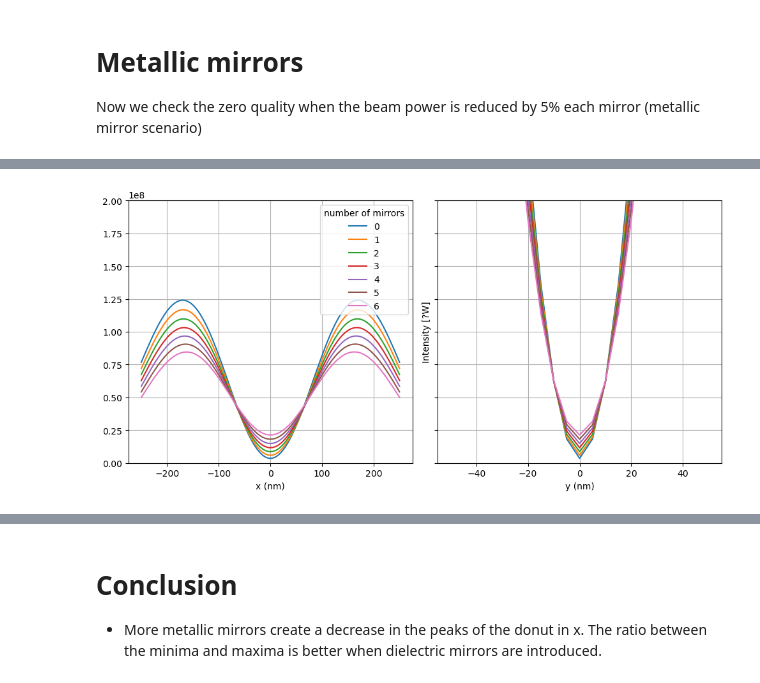
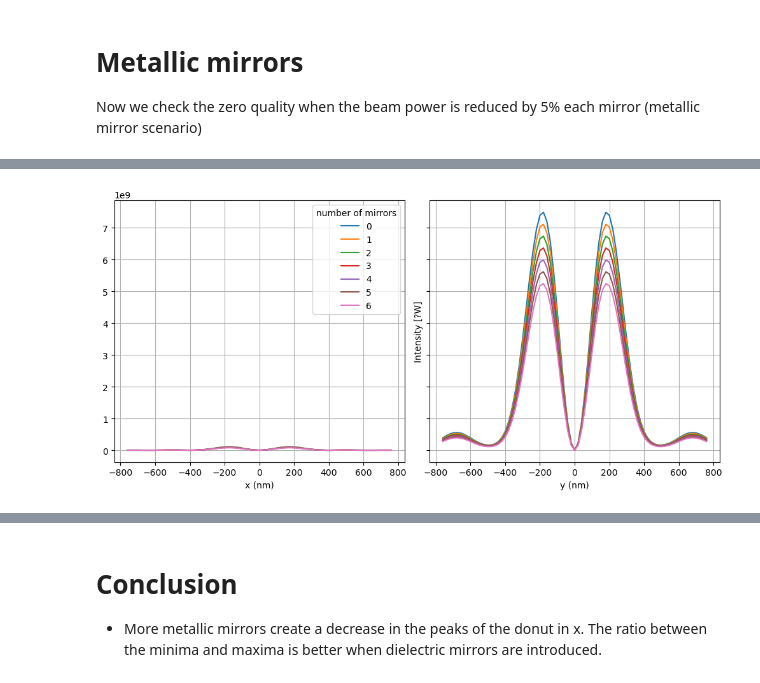
Before and after one commit to sfbarrerab/beam-shape-setups, a Jupyter notebook: ellipticity_changes_simulation.ipynb, the cells around one changed output, grey strips where cells are left out. Drawn from its saved outputs; the diff is of its cells as text; code cells hidden in the pictures.

Commit message:
Increase the space shape to include the maximum peaks for noralizing and comparisson

```diff
--- a/ellipticity_changes_simulation.ipynb
+++ b/ellipticity_changes_simulation.ipynb
@@ -184,25 +184,15 @@ $
 number_of_mirrors = 7
 delta_per_mirror_in_rad = 0.6*np.pi/180
 
-# Small sample space
-_spc = ff.Spaces(
-    opt=opt_green,
-    rng_x=500e-9,
-    rng_y=100e-9,
-    rng_z=100e-9,
-    dr=5e-9,
-    dz=5e-9,
-)
-
 fldout = []
-beam = []
+beams_different_ellipticities = []
 for _mirror in range(number_of_mirrors):
-    fldin = ff.FieldIn(_spc)
+    fldin = ff.FieldIn(spc)
     fldin += ff.fieldmod.Initialize(alpha=_mirror*delta_per_mirror_in_rad, phi=0)
     fldin += ff.fieldmod.Gauss(w_diameter=1.0)
     fldin += ff.fieldmod.Halfmoon(angle=0)
     _fldout = ff.calculate_focus(fldin)
     fldout.append(_fldout)
-    beam.append(_fldout.intensity)
-beam = np.array(beam)
+    beams_different_ellipticities.append(_fldout.intensity)
+beams_different_ellipticities = np.array(beams_different_ellipticities)
 # %% [output]
@@ -254,7 +240,7 @@ plt.show()
 Now we check the zero quality when the beam power is reduced by 5% each mirror (metallic mirror scenario)
 # %%
 fldout = []
-beam = []
+beams_different_powers = []
 for _mirror in range(number_of_mirrors):
 
     _opt= ff.Optics(
@@ -271,19 +257,19 @@ for _mirror in range(number_of_mirrors):
 
     _spc = ff.Spaces(
         opt=_opt,
-        rng_x=500e-9,
-        rng_y=100e-9,
-        rng_z=100e-9,
-        dr=5e-9,
-        dz=5e-9,
+        rng_x=1500e-9,
+        rng_y=1500e-9,
+        rng_z=1500e-9,
+        dr=20e-9,
+        dz=20e-9
     )
 
     fldin = ff.FieldIn(_spc)
-    fldin += ff.fieldmod.Initialize(alpha=_mirror*delta_per_mirror_in_rad, phi=0)
+    fldin += ff.fieldmod.Initialize(alpha=0, phi=0)
     fldin += ff.fieldmod.Gauss(w_diameter=1.0)
     fldin += ff.fieldmod.Halfmoon(angle=0)
     _fldout = ff.calculate_focus(fldin)
     fldout.append(_fldout)
-    beam.append(_fldout.intensity)
-beam = np.array(beam)
+    beams_different_powers.append(_fldout.intensity)
+beams_different_powers = np.array(beams_different_powers)
 # %% [output]
@@ -307,26 +293,24 @@ beam = np.array(beam)
 # %%
 fig, axs = plt.subplots(1, 2, figsize=(10, 5), sharey=True)
 
 
 axs[0].plot(
     _fldout.x * 1e9,
-    np.squeeze(beam[:, :, _fldout.y == 0, _fldout.z == 0]).T,
+    np.squeeze(beams_different_powers[:, :, _fldout.y == 0, _fldout.z == 0]).T,
 )
 axs[0].legend([f"{e}" for e in range(number_of_mirrors)], title="number of mirrors", loc="upper right")
 axs[0].set_xlabel("x (nm)")
 axs[0].grid()
-# Set the y-range to be from 0 to 0.2
-axs[0].set_ylim(0, 0.2 * 1e9)
 
 axs[1].plot(
     _fldout.y * 1e9,
-    np.squeeze(beam[:, _fldout.x == 0, :, _fldout.z == 0]).T,
+    np.squeeze(beams_different_powers[:, _fldout.x == 0, :, _fldout.z == 0]).T,
 )
 axs[1].set_xlabel("y (nm)")
 axs[1].set_ylabel("Intensity [?W]")
 axs[1].grid()
 
 plt.tight_layout()
 plt.show()
 # %% [output]
-[figure, old version]
+[figure, new version]
```
Also changed, not shown: parts of 8 cells of this notebook.
